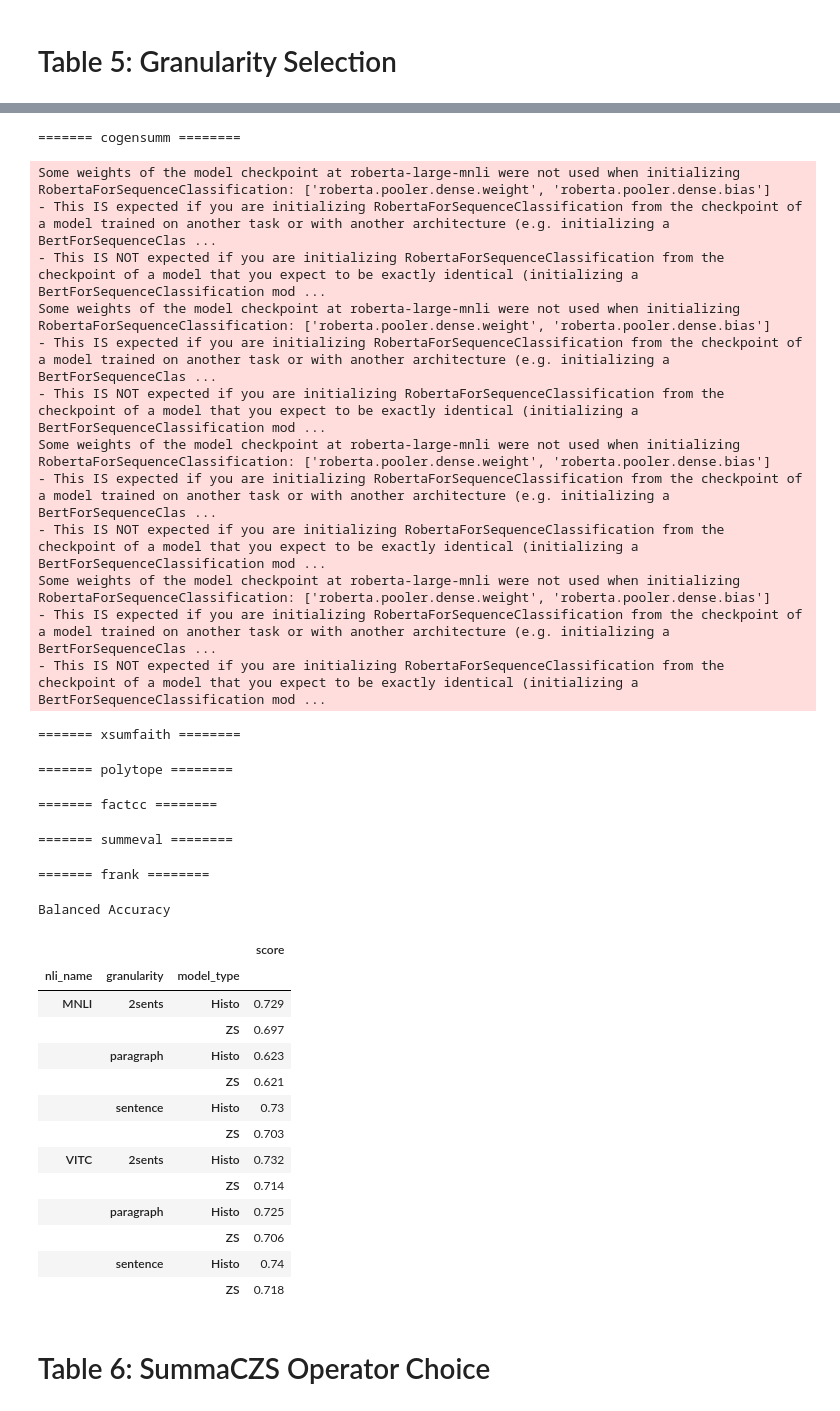
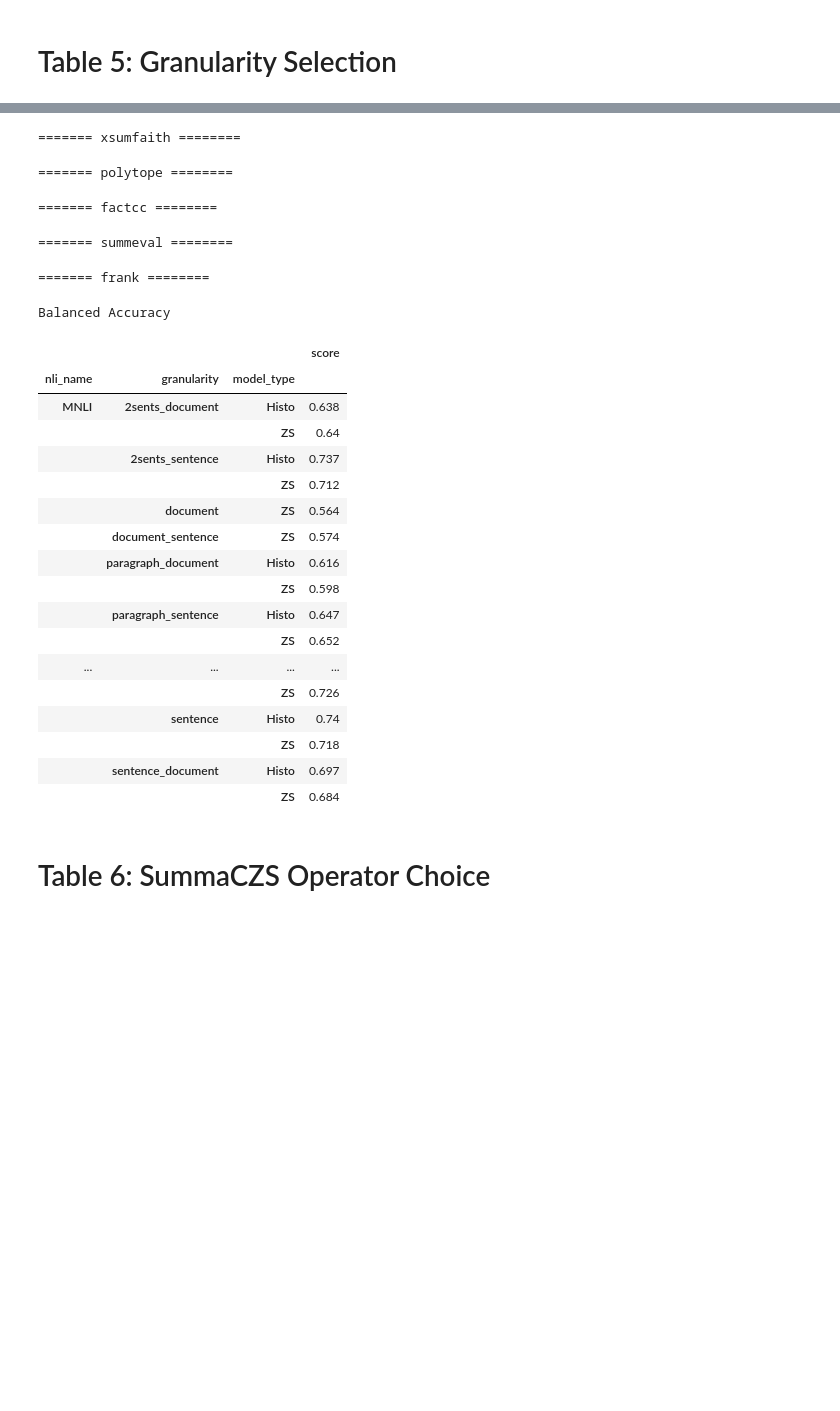
Before and after one commit to tingofurro/summac, a Jupyter notebook: SummaC - Additional Experiments.ipynb, the cells around one changed output, grey strips where cells are left out. Cells and saved outputs as stored; diff of their text form; code cells hidden in the pictures; blank space fills up the shorter version.

```diff
--- a/SummaC - Additional Experiments.ipynb
+++ b/SummaC - Additional Experiments.ipynb
@@ -177,16 +176,21 @@ pd.DataFrame(cleaned_results).groupby(["nli_name", "nli_labels"]).agg({"score":
 # Table 5: Granularity Selection
 # %%
 scorers = []
+granularities = ["document", "document-sentence", "paragraph-document", "paragraph-sentence", "2sents-document",  "2sents-sentence", "sentence-document", "sentence"]
+
 for model_key in ["mnli", "vitc"]:
-    for granularity in ["sentence", "2sents", "paragraph"]: # ["sentence", "paragraph"]
-        scorers.append({"name": "ZS-%s-%s" % (model_key.upper(), granularity), "model": SummaCZS(granularity=granularity, model_name=model_key), "sign": 1})
-
+#     for granularity in ["document", "document-sentence", "paragraph-document", "paragraph-sentence", "2sents-sentence", "sentence-document", "sentence"]:
+    for granularity in granularities:
+#     for granularity in ["sentence-document"]:
+        scorers.append({"name": "ZS-%s-%s" % (model_key.upper().replace("-", "_"), granularity.replace("-", "_")), "model": SummaCZS(granularity=granularity, model_name=model_key), "sign": 1})
+        if granularity.startswith("document"):
+            continue
         model_files = glob.glob("/home/phillab/models/summac/%s_%s*" % (model_key, granularity))
         if len(model_files) == 0:
             print("No model for [%s, %s] was found" % (model_key, granularity))
             continue
         best = sorted([path_to_model_info(mf) for mf in model_files], key=lambda m: m["acc"])[-1]
-        scorers.append({"name": "Histo-%s-%s" % (model_key.upper().replace("-", "_"), granularity), "model": SummaCHisto(bins=best["bins"], nli_labels=best["nli_labels"], models=[model_key], granularity=granularity, start_file=best["model_path"]), "sign": 1})
+        scorers.append({"name": "Histo-%s-%s" % (model_key.upper().replace("-", "_"), granularity.replace("-", "_")), "model": SummaCHisto(bins=best["bins"], nli_labels=best["nli_labels"], models=[model_key], granularity=granularity, start_file=best["model_path"]), "sign": 1})
 
 scorer_doc = ScorerWrapper(scorers, max_batch_size=20, use_caching=True)
 print("%d scorers loaded" % (len(scorers)))
@@ -201,6 +211,4 @@ print("%d scorers loaded" % (len(scorers)))
 # %%
-benchmark = SummaCBenchmark(cut="test")
-
 results = {}
 for dataset in benchmark.tasks:
     print("======= %s ========" % (dataset["name"]))
@@ -208,10 +216,15 @@ for dataset in benchmark.tasks:
     labels = [d["label"] for d in datas]
     utils_summac_benchmark.compute_doc_level(scorer_doc, datas)
 
+    # Can be removed if re-running
+    for scorer in scorers:
+        scorer["model"].save_imager_cache()
+
     for pred_label in datas[0].keys():
         if "pred_" not in pred_label or "total" in pred_label: continue
         balanced_acc = sklearn.metrics.balanced_accuracy_score(labels, [d[pred_label] for d in datas])
         model_name, input_type = pred_label.replace("pred_", "").split("|")
+
         model_type, nli_name, gran = model_name.split("-")
         k = (model_type, nli_name, gran)
         if k not in results:
@@ -230,33 +241,24 @@ pd.DataFrame(cleaned_results).groupby(["nli_name", "granularity", "model_type"])
-======= cogensumm ========
+======= xsumfaith ========
-Some weights of the model checkpoint at roberta-large-mnli were not used when initializing RobertaForSequenceClassification: ['roberta.pooler.dense.weight', 'roberta.pooler.dense.bias']
-- This IS expected if you are initializing RobertaForSequenceClassification from the checkpoint of a model trained on another task or with another architecture (e.g. initializing a BertForSequenceClas ...
-- This IS NOT expected if you are initializing RobertaForSequenceClassification from the checkpoint of a model that you expect to be exactly identical (initializing a BertForSequenceClassification mod ...
-Some weights of the model checkpoint at roberta-large-mnli were not used when initializing RobertaForSequenceClassification: ['roberta.pooler.dense.weight', 'roberta.pooler.dense.bias']
-- This IS expected if you are initializing RobertaForSequenceClassification from the checkpoint of a model trained on another task or with another architecture (e.g. initializing a BertForSequenceClas ...
-- This IS NOT expected if you are initializing RobertaForSequenceClassification from the checkpoint of a model that you expect to be exactly identical (initializing a BertForSequenceClassification mod ...
-Some weights of the model checkpoint at roberta-large-mnli were not used when initializing RobertaForSequenceClassification: ['roberta.pooler.dense.weight', 'roberta.pooler.dense.bias']
-- This IS expected if you are initializing RobertaForSequenceClassification from the checkpoint of a model trained on another task or with another architecture (e.g. initializing a BertForSequenceClas ...
-- This IS NOT expected if you are initializing RobertaForSequenceClassification from the checkpoint of a model that you expect to be exactly identical (initializing a BertForSequenceClassification mod ...
-Some weights of the model checkpoint at roberta-large-mnli were not used when initializing RobertaForSequenceClassification: ['roberta.pooler.dense.weight', 'roberta.pooler.dense.bias']
-- This IS expected if you are initializing RobertaForSequenceClassification from the checkpoint of a model trained on another task or with another architecture (e.g. initializing a BertForSequenceClas ...
-- This IS NOT expected if you are initializing RobertaForSequenceClassification from the checkpoint of a model that you expect to be exactly identical (initializing a BertForSequenceClassification mod ...
+======= polytope ========
-======= xsumfaith ========
+======= factcc ========
-======= polytope ========
+======= summeval ========
-======= factcc ========
+======= frank ========
-======= summeval ========
+Balanced Accuracy
-======= frank ========
-Balanced Accuracy
 |  |  |  | score |
 | nli_name | granularity | model_type |  |
-| MNLI | 2sents | Histo | 0.729 |
-|  |  | ZS | 0.697 |
-|  | paragraph | Histo | 0.623 |
-|  |  | ZS | 0.621 |
-|  | sentence | Histo | 0.73 |
-|  |  | ZS | 0.703 |
-| VITC | 2sents | Histo | 0.732 |
-|  |  | ZS | 0.714 |
-|  | paragraph | Histo | 0.725 |
-|  |  | ZS | 0.706 |
+| MNLI | 2sents_document | Histo | 0.638 |
+|  |  | ZS | 0.64 |
+|  | 2sents_sentence | Histo | 0.737 |
+|  |  | ZS | 0.712 |
+|  | document | ZS | 0.564 |
+|  | document_sentence | ZS | 0.574 |
+|  | paragraph_document | Histo | 0.616 |
+|  |  | ZS | 0.598 |
+|  | paragraph_sentence | Histo | 0.647 |
+|  |  | ZS | 0.652 |
+| ... | ... | ... | ... |
+|  |  | ZS | 0.726 |
 |  | sentence | Histo | 0.74 |
 |  |  | ZS | 0.718 |
+|  | sentence_document | Histo | 0.697 |
+|  |  | ZS | 0.684 |
```
Also changed, not shown: parts of 7 cells of this notebook, 2 other files.
